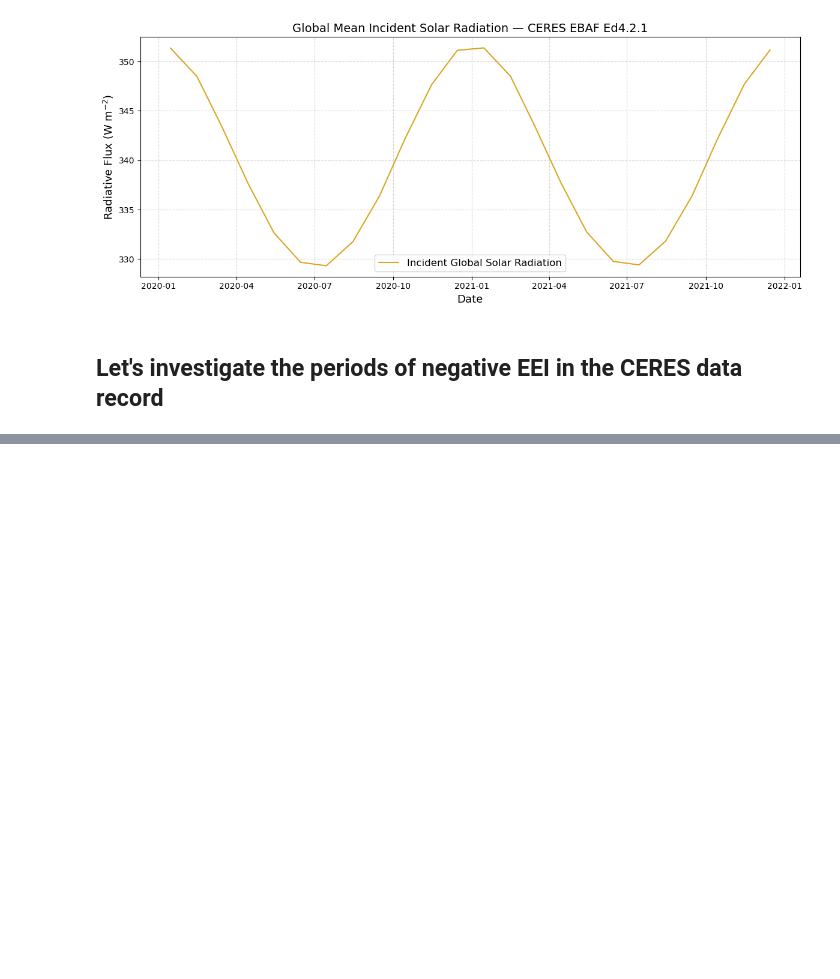
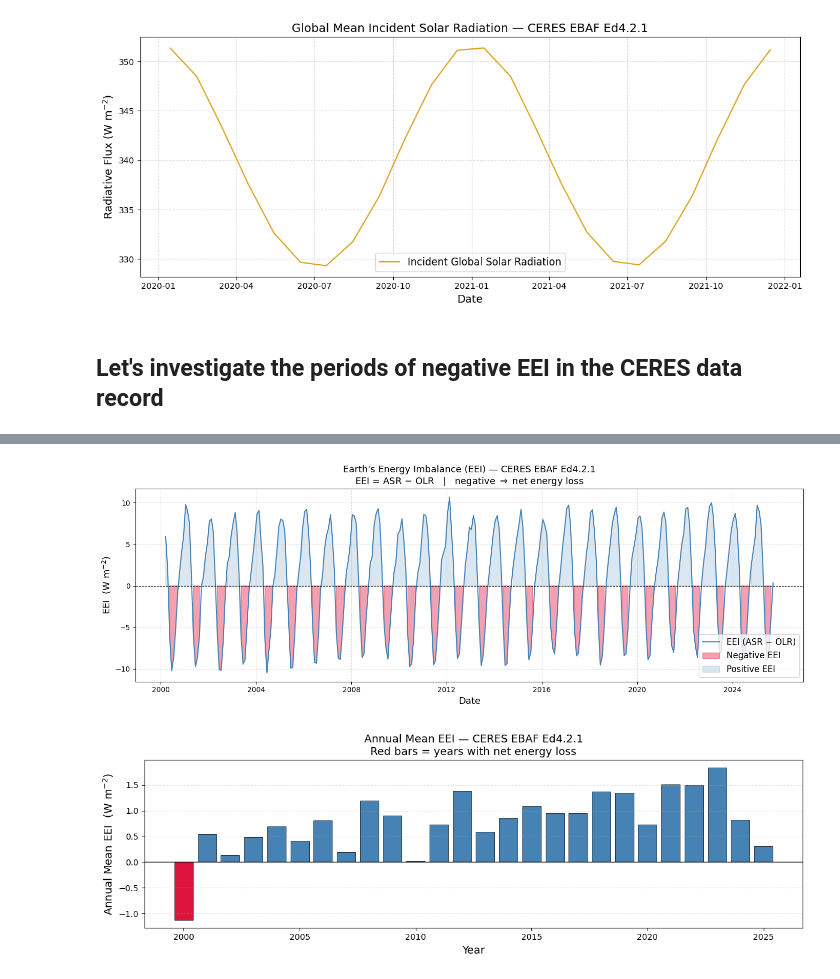
Before and after one commit to jshaw35/PRISM, a Jupyter notebook: A00-CERES_EBAF_analysis_ver1.ipynb, the cells around one changed output, grey strips where cells are left out. Drawn from its saved outputs; the diff is of its cells as text; code cells hidden in the pictures; blank space fills up the shorter version.

Commit message:
new EEI plot using CERES data

```diff
--- a/A00-CERES_EBAF_analysis_ver1.ipynb
+++ b/A00-CERES_EBAF_analysis_ver1.ipynb
@@ -196,3 +196,76 @@ plt.show()
 [figure]
 # %% [markdown]
 ## Let's investigate the periods of negative EEI in the CERES data record
+# %%
+# --- Compute Earth's Energy Imbalance (EEI) ---
+#
+# EEI = ASR - OLR
+#   where ASR (Absorbed Shortwave Radiation) = Incident SW - Reflected SW
+#
+# Positive EEI → Earth is gaining energy (warming)
+# Negative EEI → Earth is losing more energy than it absorbs (cooling)
+#
+# We use the internally-computed CERES global means (gsolar_mon, gtoa_sw_all_mon,
+# gtoa_lw_all_mon) which are already area-weighted by CERES.
+
+EEI = ASR_g - ds['gtoa_lw_all_mon']   # units: W m⁻²
+t   = ds.time
+
+# --- Identify negative EEI months ---
+neg_mask = EEI < 0
+n_neg    = int(neg_mask.sum())
+n_total  = len(EEI)
+pct_neg  = 100 * n_neg / n_total
+
+print(f"CERES record: {str(t.values[0])[:7]}  →  {str(t.values[-1])[:7]}")
+print(f"Total months : {n_total}")
+print(f"Negative EEI : {n_neg} months  ({pct_neg:.1f}%)")
+print(f"\nMonths with negative EEI:")
+neg_times = t.values[neg_mask.values]
+for ts in neg_times:
+    print(f"  {str(ts)[:7]}   EEI = {float(EEI.sel(time=ts)):.3f} W m⁻²")
+
+# --- Plot full time series with negative periods highlighted ---
+fig, ax = plt.subplots(figsize=(14, 5))
+
+ax.plot(t.values, EEI.values, color='steelblue', linewidth=1.5, label='EEI (ASR − OLR)')
+ax.axhline(0, color='k', linewidth=0.8, linestyle='--')
+
+# Shade negative-EEI regions
+ax.fill_between(t.values, EEI.values, 0,
+                where=(EEI.values < 0),
+                color='crimson', alpha=0.4, label='Negative EEI')
+
+# Shade positive-EEI regions for reference
+ax.fill_between(t.values, EEI.values, 0,
+                where=(EEI.values >= 0),
+                color='steelblue', alpha=0.2, label='Positive EEI')
+
+ax.set_xlabel('Date', fontsize=13)
+ax.set_ylabel("EEI  (W m$^{-2}$)", fontsize=13)
+ax.set_title("Earth's Energy Imbalance (EEI) — CERES EBAF Ed4.2.1\n"
+             r"EEI = ASR $-$ OLR   |   negative $\Rightarrow$ net energy loss", fontsize=13)
+ax.legend(fontsize=12)
+ax.grid(True, linestyle='--', alpha=0.4)
+
+plt.tight_layout()
+plt.show()
+
+# --- Bar chart: annual mean EEI to see multi-year trends ---
+EEI_annual = EEI.resample(time='YE').mean()   # annual mean
+
+fig2, ax2 = plt.subplots(figsize=(12, 4))
+years  = EEI_annual.time.dt.year.values
+colors = ['crimson' if v < 0 else 'steelblue' for v in EEI_annual.values]
+
+ax2.bar(years, EEI_annual.values, color=colors, edgecolor='k', linewidth=0.5)
+ax2.axhline(0, color='k', linewidth=1)
+ax2.set_xlabel('Year', fontsize=13)
+ax2.set_ylabel("Annual Mean EEI  (W m$^{-2}$)", fontsize=13)
+ax2.set_title("Annual Mean EEI — CERES EBAF Ed4.2.1\n"
+              "Red bars = years with net energy loss", fontsize=13)
+ax2.grid(True, axis='y', linestyle='--', alpha=0.4)
+
+plt.tight_layout()
+plt.show()
+# %% [output]
@@ -198,0 +289,2 @@ plt.show()
+[figure, added]
+[figure, added]
```
Also changed, not shown: parts of 4 cells of this notebook.
